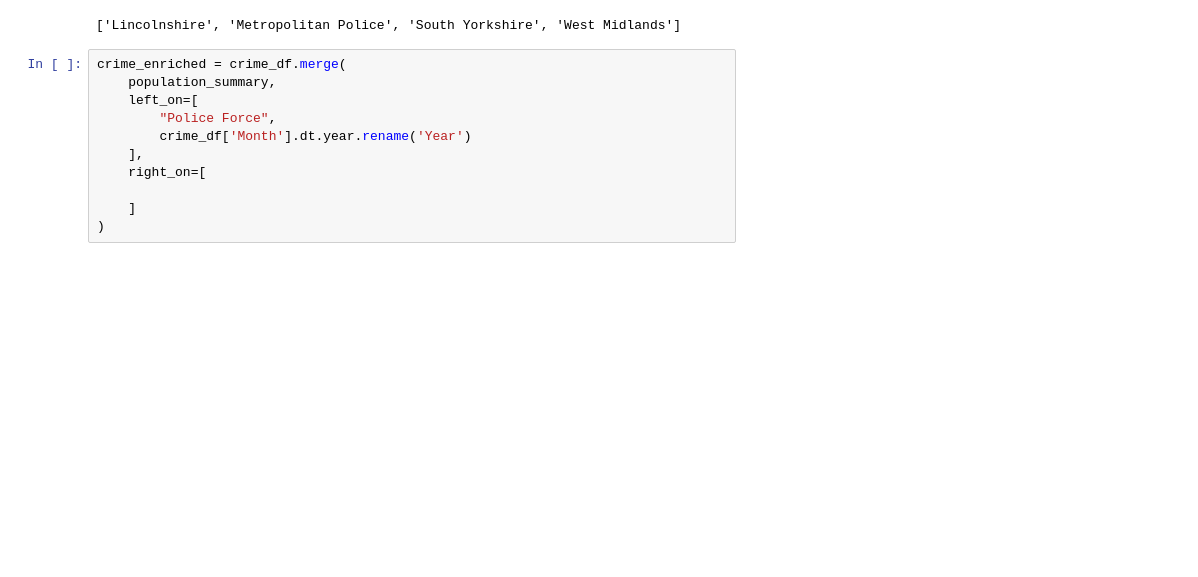
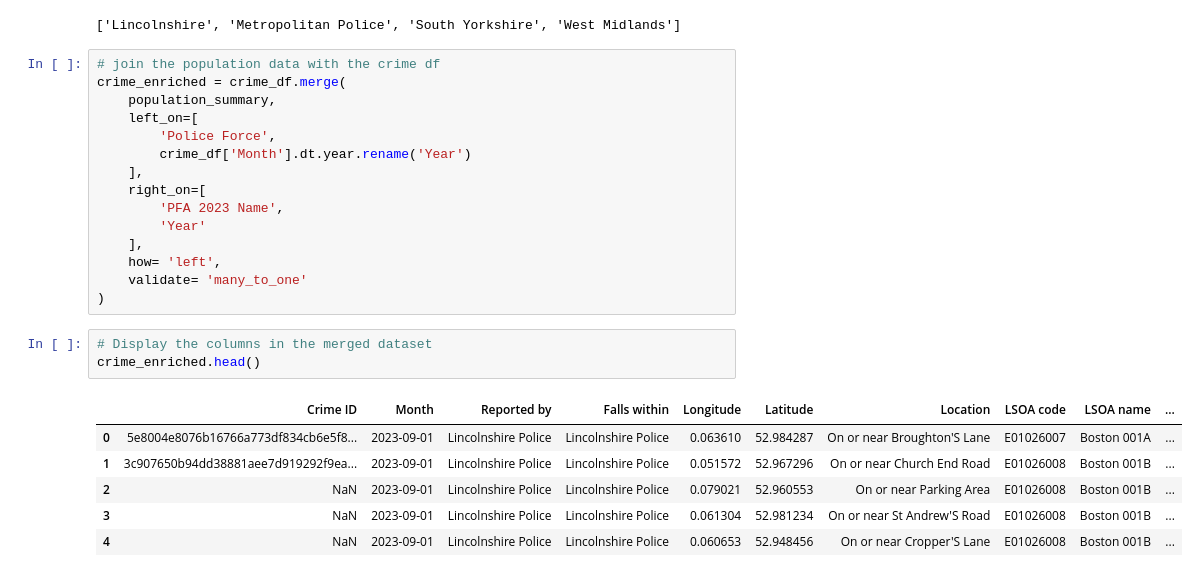
Before and after one commit to j4ckg59/UK-Police-Crime-Data-Engineering-Project, a Jupyter notebook: data_pipeline.ipynb, the cells around one changed output. Cells and saved outputs as stored; diff of their text form; blank space fills up the shorter version.

```diff
--- a/data_pipeline.ipynb
+++ b/data_pipeline.ipynb
@@ -671,13 +676,27 @@ print(sorted(crime_df["Police Force"].unique()))
 # %% [output]
 ['Lincolnshire', 'Metropolitan Police', 'South Yorkshire', 'West Midlands']
 # %%
+# join the population data with the crime df
 crime_enriched = crime_df.merge(
     population_summary,
     left_on=[
-        "Police Force",
+        'Police Force',
         crime_df['Month'].dt.year.rename('Year')
     ],
     right_on=[
-
-    ]
+        'PFA 2023 Name',
+        'Year'
+    ],
+    how= 'left',
+    validate= 'many_to_one'
 )
+# %%
+# Display the columns in the merged dataset
+crime_enriched.head()
+# %% [output]
+|  | Crime ID | Month | Reported by | Falls within | Longitude | Latitude | Location | LSOA code | LSOA name | ... |
+| 0 | 5e8004e8076b16766a773df834cb6e5f8... | 2023-09-01 | Lincolnshire Police | Lincolnshire Police | 0.063610 | 52.984287 | On or near Broughton'S Lane | E01026007 | Boston 001A | ... |
+| 1 | 3c907650b94dd38881aee7d919292f9ea... | 2023-09-01 | Lincolnshire Police | Lincolnshire Police | 0.051572 | 52.967296 | On or near Church End Road | E01026008 | Boston 001B | ... |
+| 2 | NaN | 2023-09-01 | Lincolnshire Police | Lincolnshire Police | 0.079021 | 52.960553 | On or near Parking Area | E01026008 | Boston 001B | ... |
+| 3 | NaN | 2023-09-01 | Lincolnshire Police | Lincolnshire Police | 0.061304 | 52.981234 | On or near St Andrew'S Road | E01026008 | Boston 001B | ... |
+| 4 | NaN | 2023-09-01 | Lincolnshire Police | Lincolnshire Police | 0.060653 | 52.948456 | On or near Cropper'S Lane | E01026008 | Boston 001B | ... |
```
Also changed, not shown: parts of 23 cells of this notebook, 1 other file.
